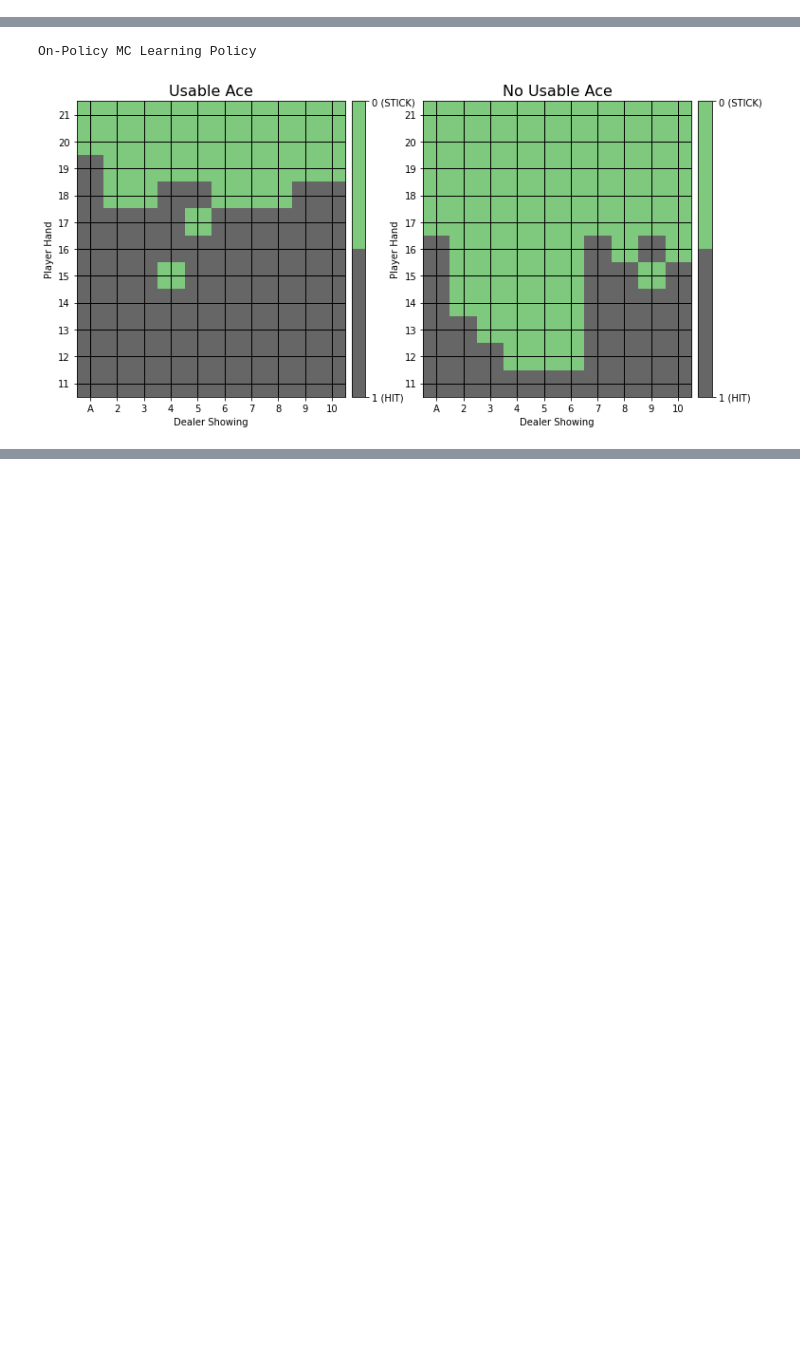
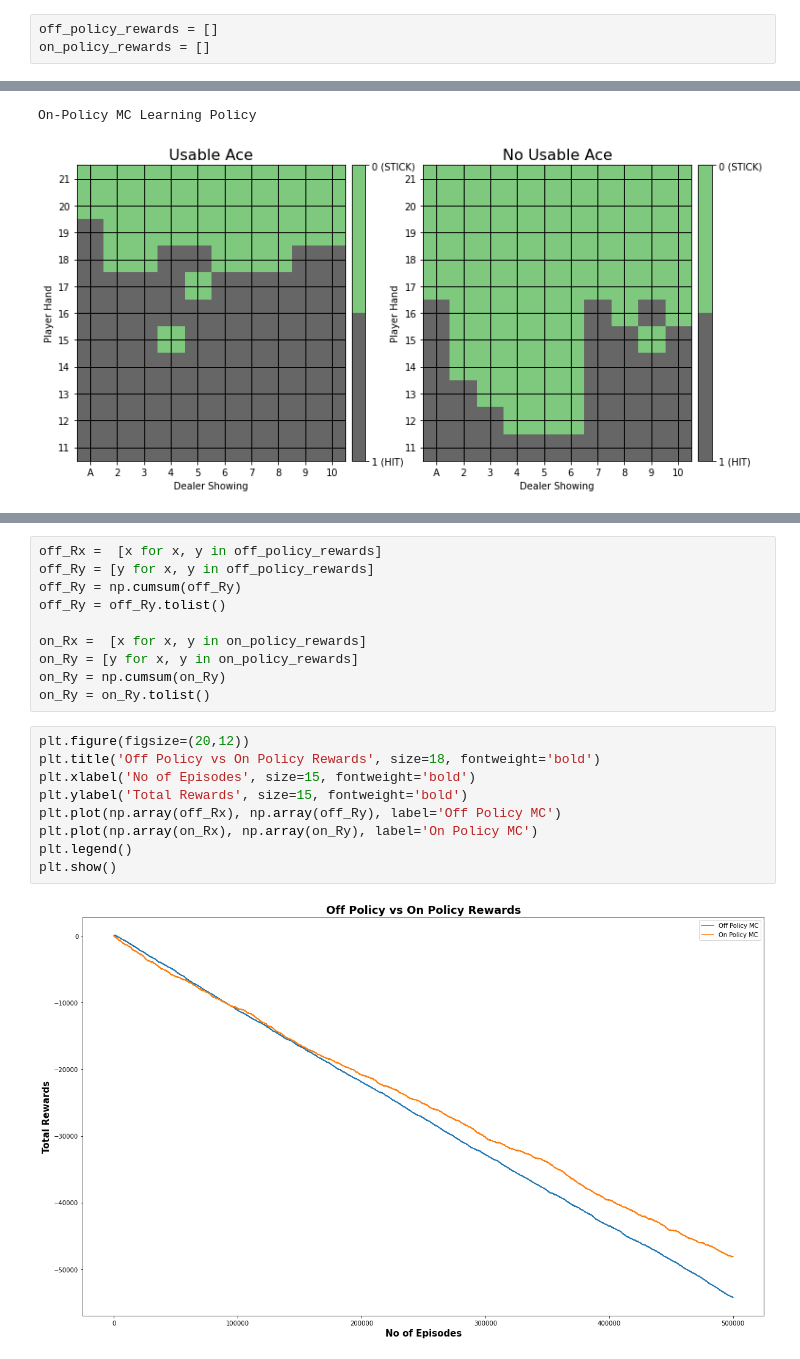
Before and after one commit to Howard-Ma/AI, a Jupyter notebook: 4.2P.ipynb, the cells around one changed output, grey strips where cells are left out. Saved outputs shown, nothing was run; the diff lists cells and outputs as text; blank space fills up the shorter version.

```diff
--- a/4.2P.ipynb
+++ b/4.2P.ipynb
@@ -14,6 +14,9 @@ from IPython.display import clear_output
 %matplotlib inline
 # %%
 env = gym.make('Blackjack-v0')
+# %%
+off_policy_rewards = []
+on_policy_rewards = []
 # %%
 from mpl_toolkits.axes_grid1 import make_axes_locatable
 from mpl_toolkits.mplot3d import Axes3D
@@ -253,3 +258,24 @@ calc_payoffs(env,1000,1000,On_MC_Learned_Policy)
 # %% [output]
 [figure]
 Average payout of a player after 1000 rounds is -49.78
+# %%
+off_Rx =  [x for x, y in off_policy_rewards]
+off_Ry = [y for x, y in off_policy_rewards]
+off_Ry = np.cumsum(off_Ry)
+off_Ry = off_Ry.tolist()
+
+on_Rx =  [x for x, y in on_policy_rewards]
+on_Ry = [y for x, y in on_policy_rewards]
+on_Ry = np.cumsum(on_Ry)
+on_Ry = on_Ry.tolist()
+# %%
+plt.figure(figsize=(20,12))
+plt.title('Off Policy vs On Policy Rewards', size=18, fontweight='bold')
+plt.xlabel('No of Episodes', size=15, fontweight='bold')
+plt.ylabel('Total Rewards', size=15, fontweight='bold')
+plt.plot(np.array(off_Rx), np.array(off_Ry), label='Off Policy MC')
+plt.plot(np.array(on_Rx), np.array(on_Ry), label='On Policy MC')
+plt.legend()
+plt.show()
+# %% [output]
+[figure, added]
```
Also changed, not shown: parts of 7 cells of this notebook.
